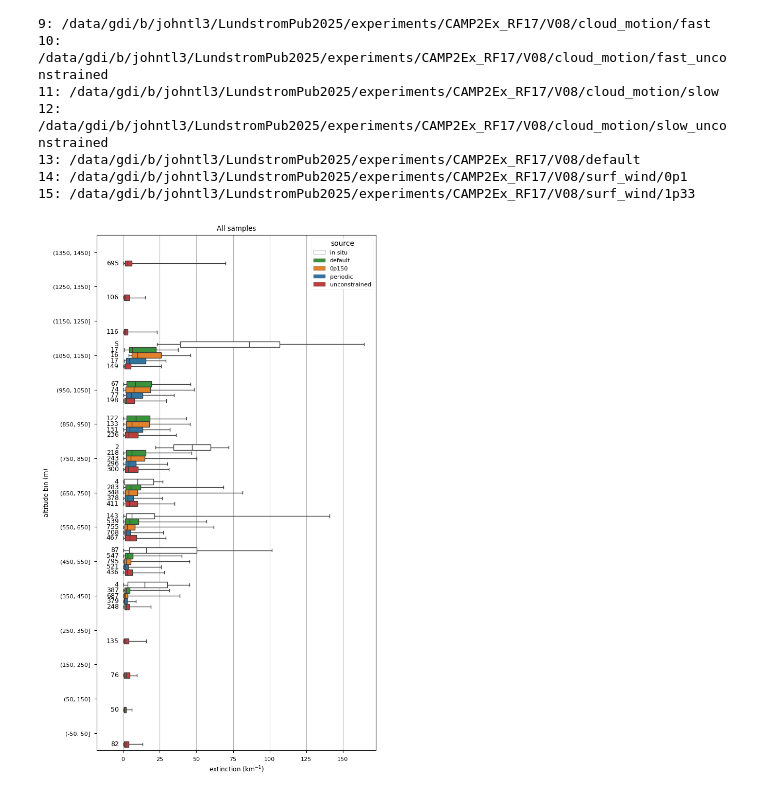
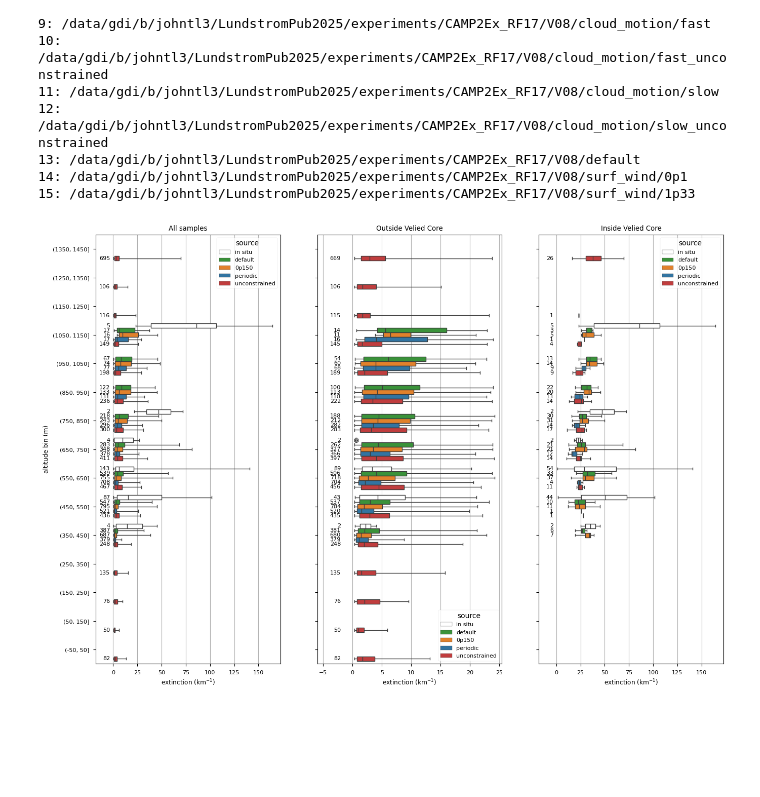
Before and after one commit to jlun17/misr-at3d-camp2ex, a Jupyter notebook: notebooks/figures/CAMP2Ex_insitu.ipynb, the cells around one changed output. Drawn from its saved outputs; the diff is of its cells as text; code cells hidden in the pictures; blank space fills up the shorter version.

Commit message:
[figures] in situ comparison with veiled core.

```diff
--- a/notebooks/figures/CAMP2Ex_insitu.ipynb
+++ b/notebooks/figures/CAMP2Ex_insitu.ipynb
@@ -27,12 +27,19 @@ df_at3d = pd.DataFrame()
 for r in list(exset.retrievals.values()):
     tmp_df = r.solvers_retrieval[0.67].medium['cloud'].extinction.to_dataframe()
     tmp_df['source'] = r.exp_name
+    tmp_vc = xr.load_dataset(r.root_dir / 'min_optical_path.nc').min_optical_path.to_dataframe()
+    tmp_df = pd.merge(
+        tmp_df.reset_index().loc[:,['x','y','z','extinction','source']],
+        tmp_vc.reset_index().loc[:,['x','y','z','min_optical_path']],
+        on=['x','y','z']
+    )
     df_at3d = pd.concat([df_at3d, tmp_df[tmp_df['extinction'] > 0.3]])
 
 df_at3d = df_at3d.reset_index()
 df_at3d['x'] *= 1000
 df_at3d['y'] *= 1000
 df_at3d['z'] *= 1000
+df_at3d['isVeiled'] = df_at3d['min_optical_path'] >= 5
 # %%
 RAW_DATA = PROJECT_ROOT / 'data' / 'raw'
 nav_file = RAW_DATA / 'CAMP2Ex_SPEC' / 'CAMP2EX-MetNav_P3B_20191001_R0.ict'
@@ -65,8 +107,8 @@ df_p3_sub = df_p3[
 df_p3_sub = df_p3_sub.reset_index().rename(columns={'ext_km':'extinction'})
 # %%
 df_p3_at3d = pd.concat([
-    df_at3d.loc[:, ['extinction', 'altitude_bin', 'source']],
-    df_p3_sub.loc[:, ['extinction', 'altitude_bin', 'source']] #.groupby('altitude_bin').filter(lambda x: len(x) > 10)
+    df_at3d.loc[:, ['extinction', 'altitude_bin', 'source', 'isVeiled']],
+    df_p3_sub.loc[:, ['extinction', 'altitude_bin', 'source', 'isVeiled']] #.groupby('altitude_bin').filter(lambda x: len(x) > 10)
 ])
 # %%
 for i, name in enumerate(exset.retrievals.keys()):
@@ -100,39 +142,91 @@ box_kwargs = {
     'palette': {
         'in situ': 'white',
         'default': 'tab:green',
         'periodic': 'tab:blue',
         'unconstrained': 'tab:red',
         '0p150': 'tab:orange'
     },
     'order': [f'({bins[i]}, {bins[i+1]}]' for i in range(len(bins) - 2, -1, -1)],
     'whis':(0, 100),
 }
 
-f, ax = plt.subplots(1, 1, figsize=(7,13), sharex=False, sharey=True)
-sns.boxplot(df_p3_at3d[df_p3_at3d['source'].isin(pltlist)], ax=ax, **box_kwargs)
+f, ax = plt.subplots(1, 3, figsize=(16,11), sharex=False, sharey=True)
+sns.boxplot(df_p3_at3d[df_p3_at3d['source'].isin(pltlist)], ax=ax[0], **box_kwargs)
 
 # Add sample count annotations
 altitude_order = [f'({bins[i]}, {bins[i+1]}]' for i in range(len(bins) - 2, -1, -1)]
 sources = pltlist
 sample_counts = df_p3_at3d.groupby(['altitude_bin', 'source']).size().unstack(fill_value=0)
 
 # Convert categorical index to string for comparison
 sample_counts.index = sample_counts.index.astype(str)
 
 for i, altitude in enumerate(altitude_order):
     if altitude in sample_counts.index:
         for j, source in enumerate(sources):
             if source in sample_counts.columns:
                 count = sample_counts.loc[altitude, source]
                 if count > 0:
                     # Position text to the left of each box
                     y_pos = i + (j - len(sources)/2 + 0.5) * 0.8 / len(sources)
-                    ax.text(-3, y_pos, f'{count}', ha='right', va='center', fontsize=9)
+                    ax[0].text(-3, y_pos, f'{count}', ha='right', va='center', fontsize=8)
 
-ax.set_xlim(-18, None)
-ax.set_ylabel('altitude bin (m)')
-ax.set_xlabel(r'extinction (km$^{-1}$)')
-ax.set_title('All samples')
-ax.grid(axis='x')
+ax[0].set_xlim(-18, None)
+ax[0].set_ylabel('altitude bin (m)')
+ax[0].set_xlabel(r'extinction (km$^{-1}$)')
+ax[0].set_title('All samples')
+ax[0].grid(axis='x')
+
+sns.boxplot(df_p3_at3d[(df_p3_at3d['source'].isin(pltlist)) & (df_p3_at3d['isVeiled'] == False)], ax=ax[1], **box_kwargs)
+
+# Add sample count annotations
+altitude_order = [f'({bins[i]}, {bins[i+1]}]' for i in range(len(bins) - 2, -1, -1)]
+sources = pltlist
+sample_counts = df_p3_at3d[df_p3_at3d['isVeiled'] == False].groupby(['altitude_bin', 'source']).size().unstack(fill_value=0)
+
+# Convert categorical index to string for comparison
+sample_counts.index = sample_counts.index.astype(str)
+
+for i, altitude in enumerate(altitude_order):
+    if altitude in sample_counts.index:
+        for j, source in enumerate(sources):
+            if source in sample_counts.columns:
+                count = sample_counts.loc[altitude, source]
+                if count > 0:
+                    # Position text to the left of each box
+                    y_pos = i + (j - len(sources)/2 + 0.5) * 0.8 / len(sources)
+                    ax[1].text(-2, y_pos, f'{count}', ha='right', va='center', fontsize=8)
+
+ax[1].set_xlim(-6, None)
+# ax[1].set_ylabel('altitude bin (m)')
+ax[1].set_xlabel(r'extinction (km$^{-1}$)')
+ax[1].set_title('Outside Velied Core')
+ax[1].grid(axis='x')
+
+sns.boxplot(df_p3_at3d[(df_p3_at3d['source'].isin(pltlist)) & (df_p3_at3d['isVeiled'] == True)], ax=ax[2], **box_kwargs)
+
+# Add sample count annotations
+altitude_order = [f'({bins[i]}, {bins[i+1]}]' for i in range(len(bins) - 2, -1, -1)]
+sources = pltlist
+sample_counts = df_p3_at3d[df_p3_at3d['isVeiled'] == True].groupby(['altitude_bin', 'source']).size().unstack(fill_value=0)
+
+# Convert categorical index to string for comparison
+sample_counts.index = sample_counts.index.astype(str)
+
+for i, altitude in enumerate(altitude_order):
+    if altitude in sample_counts.index:
+        for j, source in enumerate(sources):
+            if source in sample_counts.columns:
+                count = sample_counts.loc[altitude, source]
+                if count > 0:
+                    # Position text to the left of each box
+                    y_pos = i + (j - len(sources)/2 + 0.5) * 0.8 / len(sources)
+                    ax[2].text(-3, y_pos, f'{count}', ha='right', va='center', fontsize=8)
+
+ax[2].set_xlim(-18, None)
+# ax[1].set_ylabel('altitude bin (m)')
+ax[2].set_xlabel(r'extinction (km$^{-1}$)')
+ax[2].set_title('Inside Velied Core')
+ax[2].grid(axis='x')
 # %% [output]
-[figure, old version]
+[figure, new version]
```
Also changed, not shown: parts of 1 cell of this notebook.
